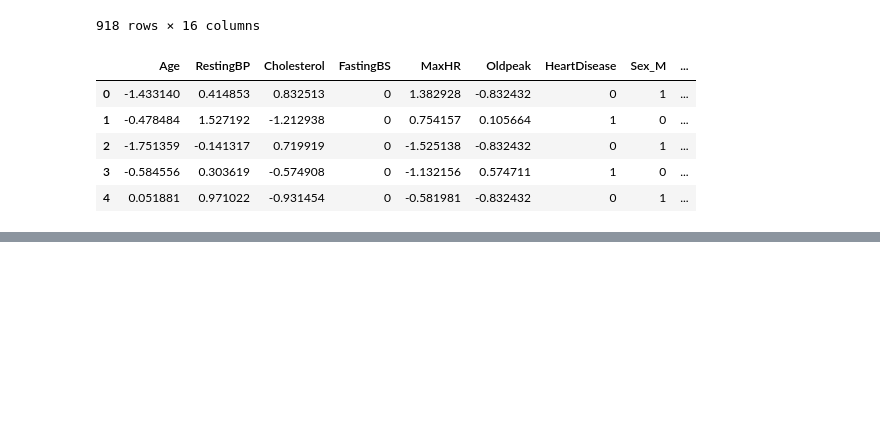
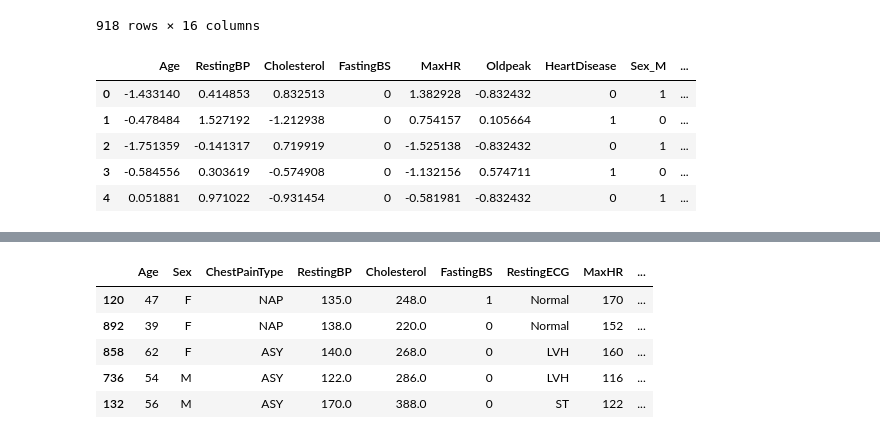
Before and after one commit to SayidMushtaQ/Heart-disease-eda-preprocessing, a Jupyter notebook: heart.ipynb, the cells around one changed output, grey strips where cells are left out. Drawn from its saved outputs; the diff is of its cells as text; code cells hidden in the pictures; blank space fills up the shorter version.

```diff
--- a/heart.ipynb
+++ b/heart.ipynb
@@ -412,0 +447,16 @@ df_encode.head()
+# %%
+# Cholesterol Category
+df['Chol_Category'] = pd.cut(
+    df['Cholesterol'],
+    bins=[0,200,240,700],
+    labels=['Normal','Borderline','High']
+)
+# %%
+df.sample(5)
+# %% [output]
+|  | Age | Sex | ChestPainType | RestingBP | Cholesterol | FastingBS | RestingECG | MaxHR | ... |
+| 120 | 47 | F | NAP | 135.0 | 248.0 | 1 | Normal | 170 | ... |
+| 892 | 39 | F | NAP | 138.0 | 220.0 | 0 | Normal | 152 | ... |
+| 858 | 62 | F | ASY | 140.0 | 268.0 | 0 | LVH | 160 | ... |
+| 736 | 54 | M | ASY | 122.0 | 286.0 | 0 | LVH | 116 | ... |
+| 132 | 56 | M | ASY | 170.0 | 388.0 | 0 | ST | 122 | ... |
```
Also changed, not shown: parts of 15 cells of this notebook.
